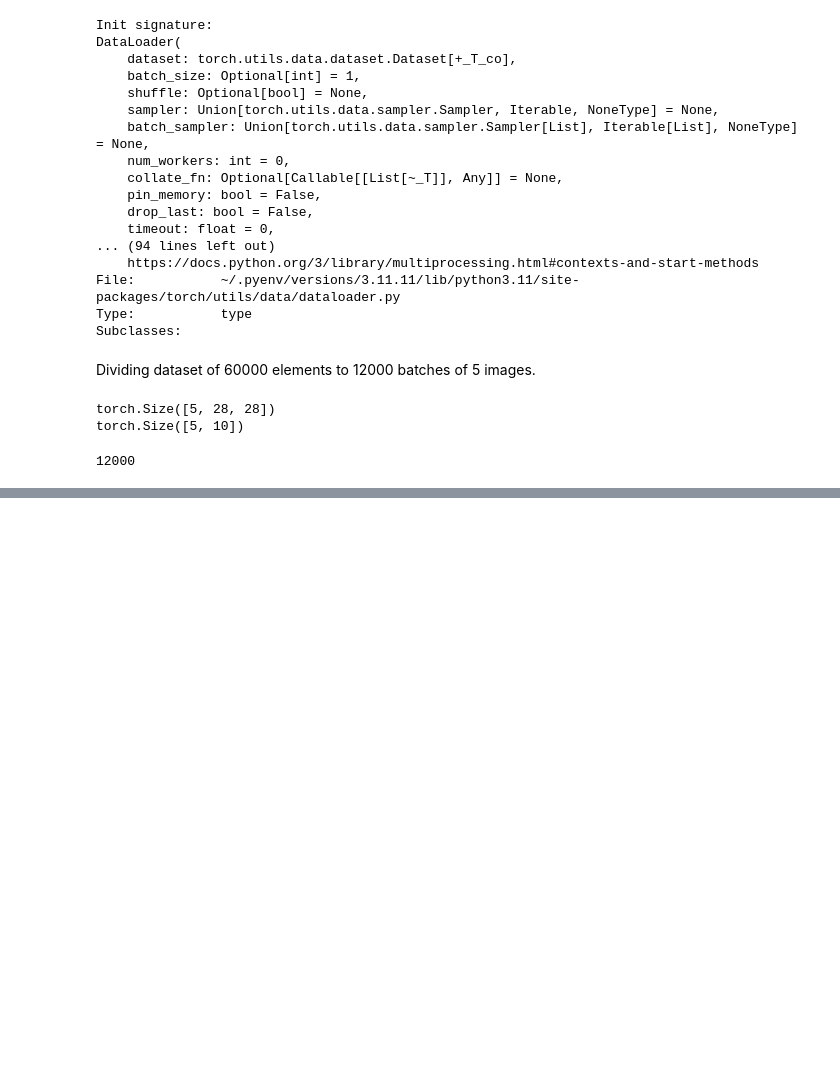
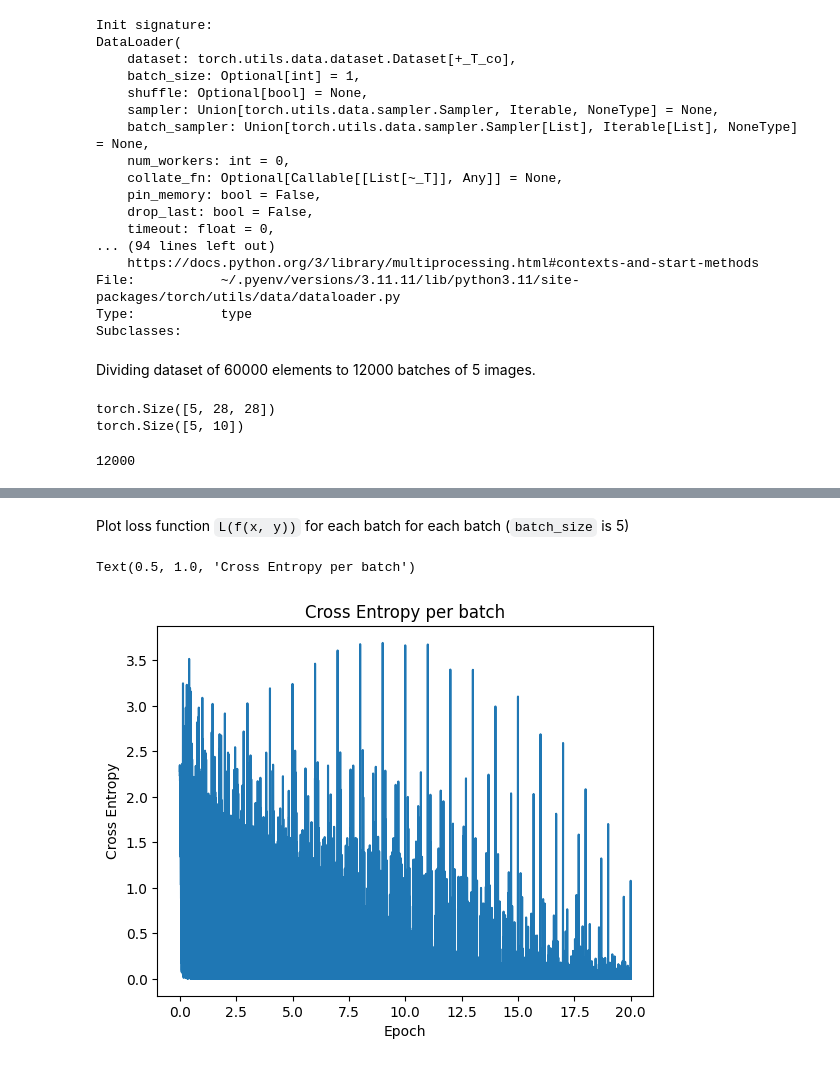
Before and after one commit to msenzanje/PyTorch-mnist-classification, a Jupyter notebook: mnist-classification.ipynb, the cells around one changed output, grey strips where cells are left out. Saved outputs shown, nothing was run; the diff lists cells and outputs as text; code cells hidden in the pictures; blank space fills up the shorter version.

```diff
--- a/mnist-classification.ipynb
+++ b/mnist-classification.ipynb
@@ -180,0 +183,2 @@ len(train_dl) #Number of batches held by train_dl
+# %%
+L = nn.CrossEntropyLoss() #Loss function used to train model
@@ -180,0 +202,2 @@ len(train_dl) #Number of batches held by train_dl
+# %%
+f = NeuralNet()
@@ -180,0 +245,29 @@ len(train_dl) #Number of batches held by train_dl
+# %%
+"""The function will take in the DataLoader, Neural Network
+and train for 20 epochs"""
+def train_model(dl,f, n_epochs=20):
+    opt = SGD(f.parameters(), lr=0.01) #Stochastix Gradient Descent
+    L = nn.CrossEntropyLoss() #Cross Entropy Loss Function
+
+
+    #Train model
+    losses = [] #Loss for each epoch
+    epochs = [] #Corresponding epoch
+
+    #for loop for each epoch
+    #Optimize by going through dataset n_epochs times
+    for epoch in range(n_epochs):
+        print(f'Epcoch: {epoch}') #Print Current epoch
+        N = len(dl) #N holds length on DataLoader
+        #Retrieves one batch at a time and enumarate adds
+        #an index to each batch. This will loop 12000 times
+        for i, (x,y) in enumerate(dl):
+            #Update the weights of the network
+            opt.zero_grad()
+            loss = L(f(x), y) #Compute loss
+            loss.backward() #Back propagation
+            opt.step() #Adjust the model parameters
+            #Store training data
+            epochs.append(epoch+i/N)
+            losses.append(loss.item())
+    return np.array(epochs), np.array(losses)
@@ -180,0 +276,4 @@ len(train_dl) #Number of batches held by train_dl
+# %%
+#Epoch and and Loss data
+epoch_data, loss_data = train_model(train_dl, f)
+#12000 adjustments per epoch
@@ -180,0 +301,10 @@ len(train_dl) #Number of batches held by train_dl
+# %% [markdown]
+Plot loss function `L(f(x, y))` for each batch for each batch (`batch_size` is 5)
+# %%
+plt.plot(epoch_data, loss_data)
+plt.xlabel('Epoch')
+plt.ylabel('Cross Entropy')
+plt.title('Cross Entropy per batch')
+# %% [output]
+Text(0.5, 1.0, 'Cross Entropy per batch')
+[figure, added]
```
Also changed, not shown: parts of 36 cells of this notebook, 1 other file.
